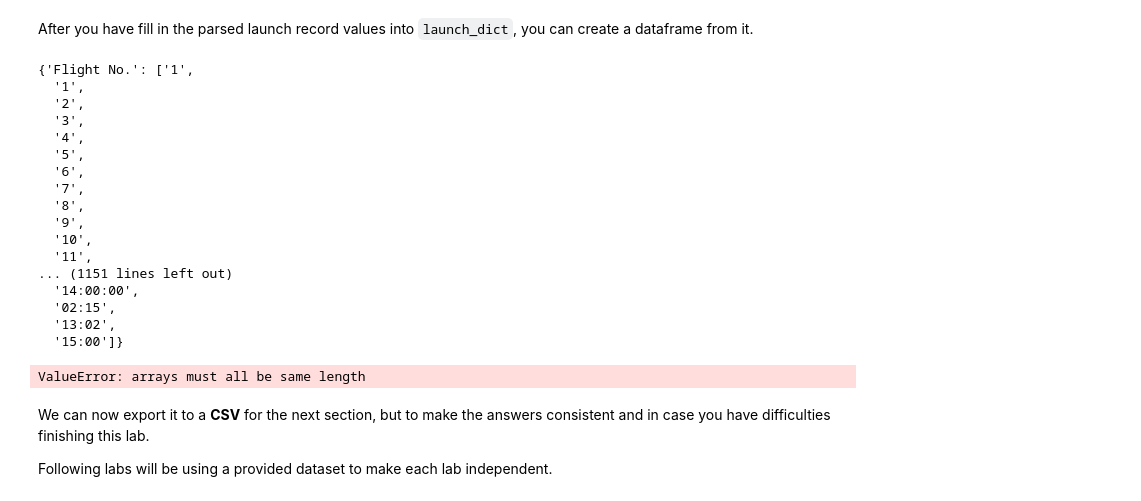
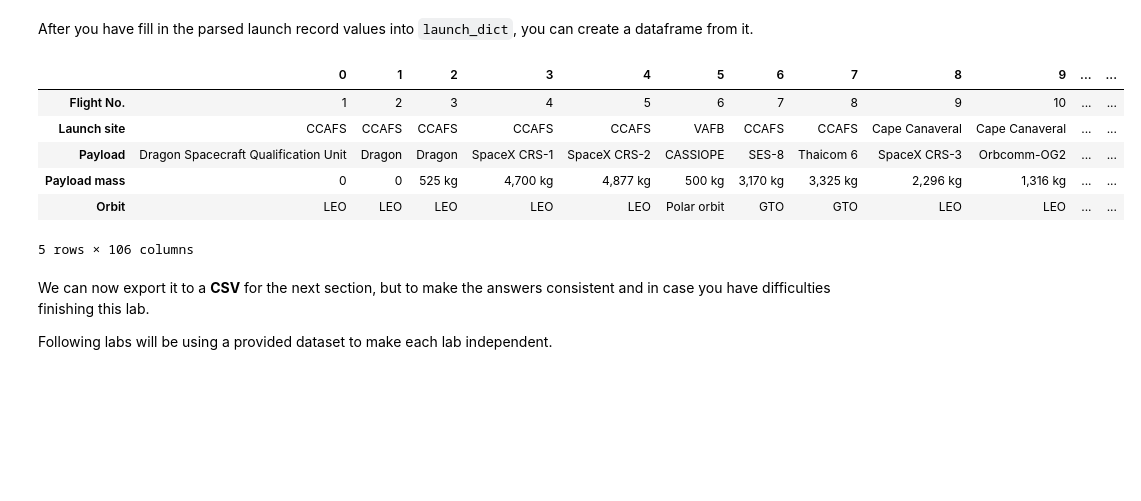
Before and after one commit to hhhwenjun/ibm-spacex-prediction-capstone, a Jupyter notebook: jupyter-labs-webscraping.ipynb, the cells around one changed output. Saved outputs shown, nothing was run; the diff lists cells and outputs as text; code cells hidden in the pictures; blank space fills up the shorter version.

```diff
--- a/jupyter-labs-webscraping.ipynb
+++ b/jupyter-labs-webscraping.ipynb
@@ -360,30 +360,17 @@ SSO
 AttributeError: 'NoneType' object has no attribute 'string'
 # %% [markdown]
 After you have fill in the parsed launch record values into `launch_dict`, you can create a dataframe from it.
-# %%
-launch_dict
-# %% [output]
-{'Flight No.': ['1',
-  '1',
-  '2',
-  '3',
-  '4',
-  '5',
-  '6',
-  '7',
-  '8',
-  '9',
-  '10',
-  '11',
-... (1151 lines left out)
-  '14:00:00',
-  '02:15',
-  '13:02',
-  '15:00']}
 # %%
-df = pd.DataFrame(launch_dict)
+df = pd.DataFrame.from_dict(launch_dict, orient='index')
+df.head()
 # %% [output]
+|  | 0 | 1 | 2 | 3 | 4 | 5 | 6 | 7 | 8 | 9 | ... | ... |
+| Flight No. | 1 | 2 | 3 | 4 | 5 | 6 | 7 | 8 | 9 | 10 | ... | ... |
+| Launch site | CCAFS | CCAFS | CCAFS | CCAFS | CCAFS | VAFB | CCAFS | CCAFS | Cape Canaveral | Cape Canaveral | ... | ... |
+| Payload | Dragon Spacecraft Qualification Unit | Dragon | Dragon | SpaceX CRS-1 | SpaceX CRS-2 | CASSIOPE | SES-8 | Thaicom 6 | SpaceX CRS-3 | Orbcomm-OG2 | ... | ... |
+| Payload mass | 0 | 0 | 525 kg | 4,700 kg | 4,877 kg | 500 kg | 3,170 kg | 3,325 kg | 2,296 kg | 1,316 kg | ... | ... |
+| Orbit | LEO | LEO | LEO | LEO | LEO | Polar orbit | GTO | GTO | LEO | LEO | ... | ... |
-ValueError: arrays must all be same length
+5 rows × 106 columns
 # %% [markdown]
 We can now export it to a <b>CSV</b> for the next section, but to make the answers consistent and in case you have difficulties finishing this lab.
 
```
Also changed, not shown: parts of 1 cell of this notebook.
